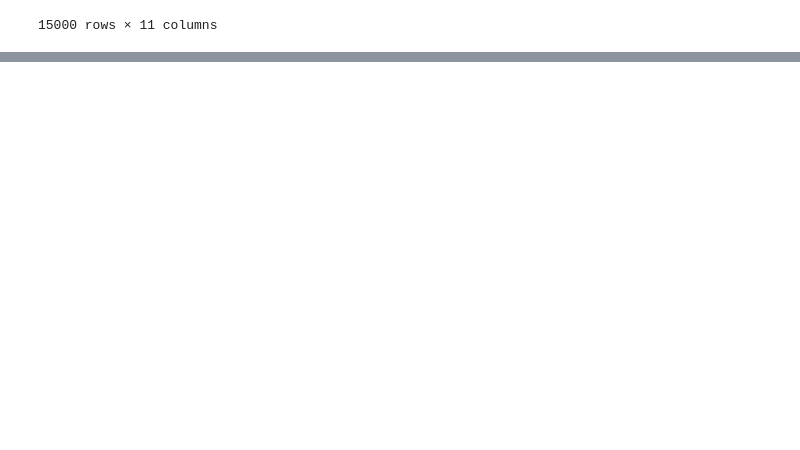
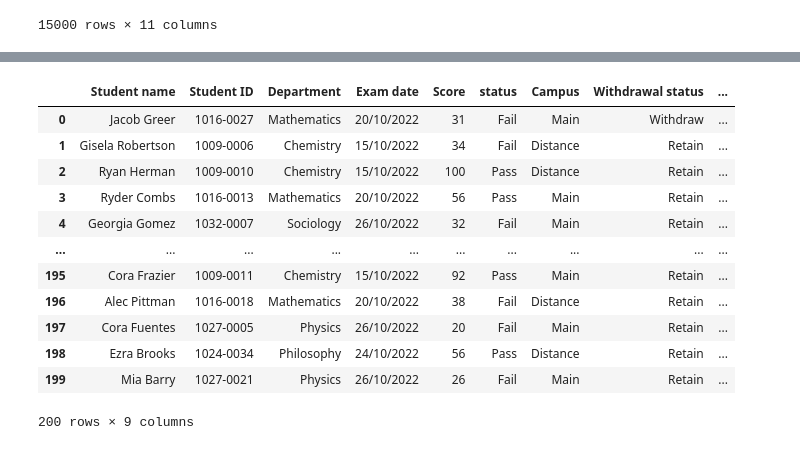
Before and after one commit to Femiolajide/Note, a Jupyter notebook: pop.ipynb, the cells around one changed output, grey strips where cells are left out. Drawn from its saved outputs; the diff is of its cells as text; code cells hidden in the pictures; blank space fills up the shorter version.

```diff
--- a/pop.ipynb
+++ b/pop.ipynb
@@ -888,0 +1004,3 @@ data1
+# %%
+rec = pd.read_clipboard()
+rec
@@ -888,0 +1044,11 @@ data1
+# %%
+# creating the conditional col
+cond_1 = rec["Campus"] == "Main" # from main campus
+cond_2 = rec["Department"] == "Mathematics" # from math depart
+cond_3 = rec ["Score"] < 50 # failed
+all_cond = cond_1 & cond_2 & cond_3
+import numpy as np
+rec["Withdrawal status"] = np.where(
+    all_cond,"Withdraw","Retain"
+)
+rec.head(50)
@@ -888,0 +1085,30 @@ data1
+# %%
+cond_a1 = rec["Department"].isin(['Chemistry','Botany'])
+cond_a2 = rec["Score"].between(80,100)
+cond_b1 = rec["Department"].isin(['Mathematics','Physics'])
+cond_b2 = rec["Score"].between(60,79)
+cond_c1 = rec["Department"].isin(["Sociology",'Philosophy'])
+cond_c2 = rec["Score"].between(50,59)
+cond_A = cond_a1 & cond_a2
+cond_B = cond_b1 & cond_b2
+cond_C = cond_c1 & cond_c2
+output = ["Admit to Bio sci","Admit to physical sci","Admit to Arts"]
+rec["Admission status"] = np.select(
+    [cond_A,cond_B,cond_C],
+    output,
+    "Not addmitted")
+rec
+# %% [output]
+|  | Student name | Student ID | Department | Exam date | Score | status | Campus | Withdrawal status | ... |
+| 0 | Jacob Greer | 1016-0027 | Mathematics | 20/10/2022 | 31 | Fail | Main | Withdraw | ... |
+| 1 | Gisela Robertson | 1009-0006 | Chemistry | 15/10/2022 | 34 | Fail | Distance | Retain | ... |
+| 2 | Ryan Herman | 1009-0010 | Chemistry | 15/10/2022 | 100 | Pass | Distance | Retain | ... |
+| 3 | Ryder Combs | 1016-0013 | Mathematics | 20/10/2022 | 56 | Pass | Main | Retain | ... |
+| 4 | Georgia Gomez | 1032-0007 | Sociology | 26/10/2022 | 32 | Fail | Main | Retain | ... |
+| ... | ... | ... | ... | ... | ... | ... | ... | ... | ... |
+| 195 | Cora Frazier | 1009-0011 | Chemistry | 15/10/2022 | 92 | Pass | Main | Retain | ... |
+| 196 | Alec Pittman | 1016-0018 | Mathematics | 20/10/2022 | 38 | Fail | Distance | Retain | ... |
+| 197 | Cora Fuentes | 1027-0005 | Physics | 26/10/2022 | 20 | Fail | Main | Retain | ... |
+| 198 | Ezra Brooks | 1024-0034 | Philosophy | 24/10/2022 | 56 | Pass | Distance | Retain | ... |
+| 199 | Mia Barry | 1027-0021 | Physics | 26/10/2022 | 26 | Fail | Main | Retain | ... |
+200 rows × 9 columns
```
Also changed, not shown: parts of 16 cells of this notebook.
